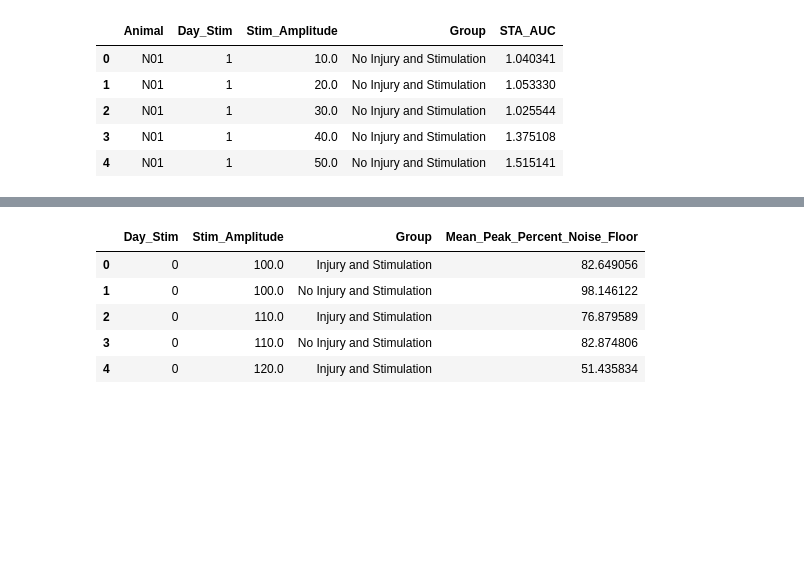
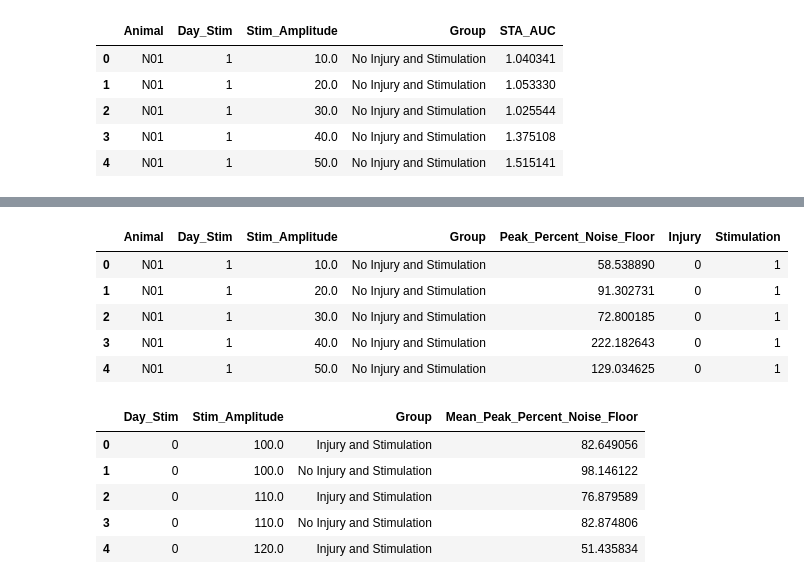
Before and after one commit to IanGMalone/Evoked_Potential_Analysis, a Jupyter notebook: Motor Evoked Potential Analyses.ipynb, the cells around one changed output, grey strips where cells are left out. Saved outputs shown, nothing was run; the diff lists cells and outputs as text; code cells hidden in the pictures; blank space fills up the shorter version.

```diff
--- a/Motor Evoked Potential Analyses.ipynb
+++ b/Motor Evoked Potential Analyses.ipynb
@@ -267,9 +264,16 @@ df_peak_change.head()
 # %%
 df_peak_change['Injury'] = df_peak_change.apply(injury, axis=1)
 df_peak_change['Stimulation'] = df_peak_change.apply(stimulation, axis=1)
-df_peak_change = df_peak_change.drop(columns=['Day_Postop', 'Side', 'STA_Peak', 'STA_Noise_Floor'])
+df_peak_change = df_peak_change.drop(columns=['STA_Peak', 'STA_Noise_Floor'])
 df_peak_change.rename(columns = {'STA_Percent_Noise_Floor':'Peak_Percent_Noise_Floor'}, inplace = True)
 df_peak_change.head()
+# %% [output]
+|  | Animal | Day_Stim | Stim_Amplitude | Group | Peak_Percent_Noise_Floor | Injury | Stimulation |
+| 0 | N01 | 1 | 10.0 | No Injury and Stimulation | 58.538890 | 0 | 1 |
+| 1 | N01 | 1 | 20.0 | No Injury and Stimulation | 91.302731 | 0 | 1 |
+| 2 | N01 | 1 | 30.0 | No Injury and Stimulation | 72.800185 | 0 | 1 |
+| 3 | N01 | 1 | 40.0 | No Injury and Stimulation | 222.182643 | 0 | 1 |
+| 4 | N01 | 1 | 50.0 | No Injury and Stimulation | 129.034625 | 0 | 1 |
 # %%
 df_mean_day_peak_change = df_peak_change.copy()
 df_mean_day_peak_change = df_mean_day_peak_change.groupby(['Day_Stim', 'Stim_Amplitude', 'Group'])['Peak_Percent_Noise_Floor'].agg('mean').reset_index()
```
Also changed, not shown: parts of 15 cells of this notebook.
